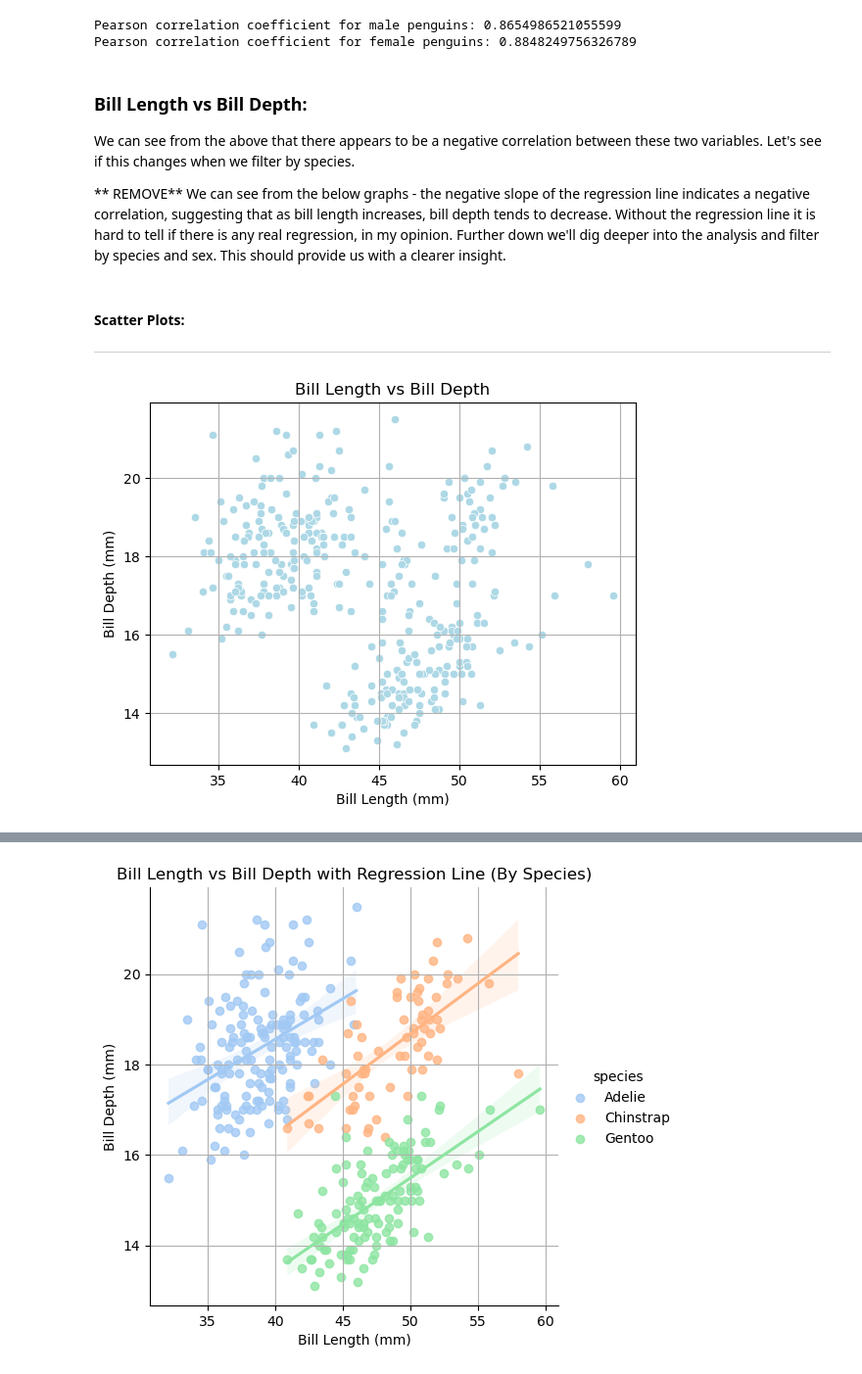
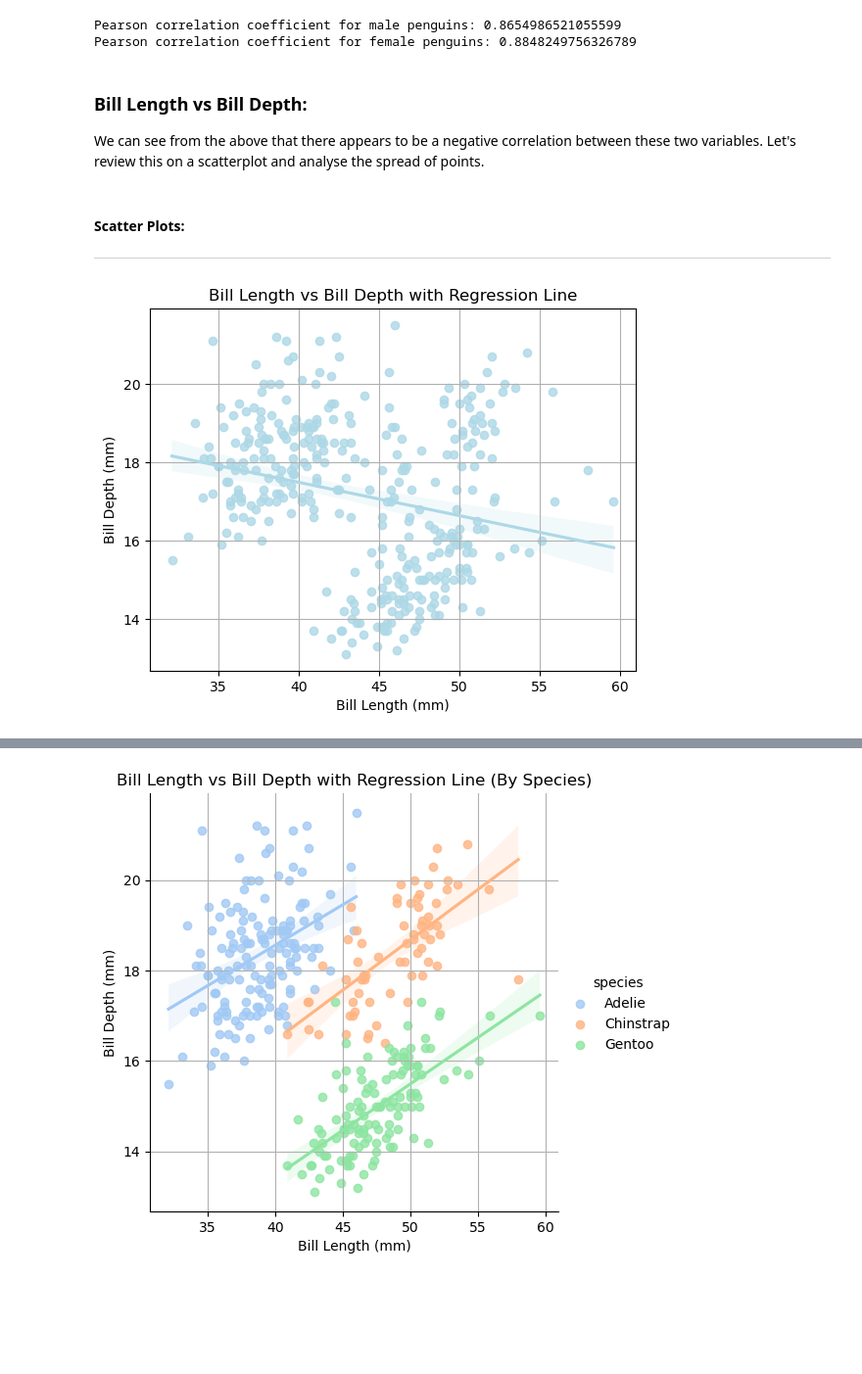
Before and after one commit to briannemcgrath/Principles-of-Data-Analytics, a Jupyter notebook: penguins.ipynb, the cells around one changed output, grey strips where cells are left out. Shown at 98% size. Saved outputs shown, nothing was run; the diff lists cells and outputs as text; code cells hidden in the pictures; blank space fills up the shorter version.

Commit message:
References updates on README and formatting changes for scatterplots

```diff
--- a/penguins.ipynb
+++ b/penguins.ipynb
@@ -336,23 +333,21 @@ print("Pearson correlation coefficient for female penguins:", female_correlation
 # %% [output]
 Pearson correlation coefficient for male penguins: 0.8654986521055599
 Pearson correlation coefficient for female penguins: 0.8848249756326789
-# %% [markdown]
-### **Bill Length vs Bill Depth:**
-
-We can see from the above that there appears to be a negative correlation between these two variables. Let's see if this changes when we filter by species.
-
-** REMOVE** We can see from the below graphs - the negative slope of the regression line indicates a negative correlation, suggesting that as bill length increases, bill depth tends to decrease. Without the regression line it is hard to tell if there is any real regression, in my opinion. Further down we'll dig deeper into the analysis and filter by species and sex. This should provide us with a clearer insight.
+# %% [markdown]
+### **Bill Length vs Bill Depth:**
+
+We can see from the above that there appears to be a negative correlation between these two variables. Let's review this on a scatterplot and analyse the spread of points.
 # %% [markdown]
-#### Scatter Plots:
+#### **Scatter Plots:**
 
 ***
 # %%
-#Scatter Plot for Bill Length and Depth - to assess if there is a correlation between the two.
-sns.scatterplot(x='bill_length_mm', y='bill_depth_mm', data=df, color='lightblue')
-plt.title('Bill Length vs Bill Depth')
+#Scatter Plot with Regression Line for Bill Length and Depth
+sns.regplot(x='bill_length_mm', y='bill_depth_mm', data=df, color='lightblue')
+plt.title('Bill Length vs Bill Depth with Regression Line')
 plt.xlabel('Bill Length (mm)')
 plt.ylabel('Bill Depth (mm)')
 plt.grid()
 plt.show()
 # %% [output]
-[figure, old version]
+[figure, new version]
```
Also changed, not shown: parts of 10 cells of this notebook, 1 other file.
